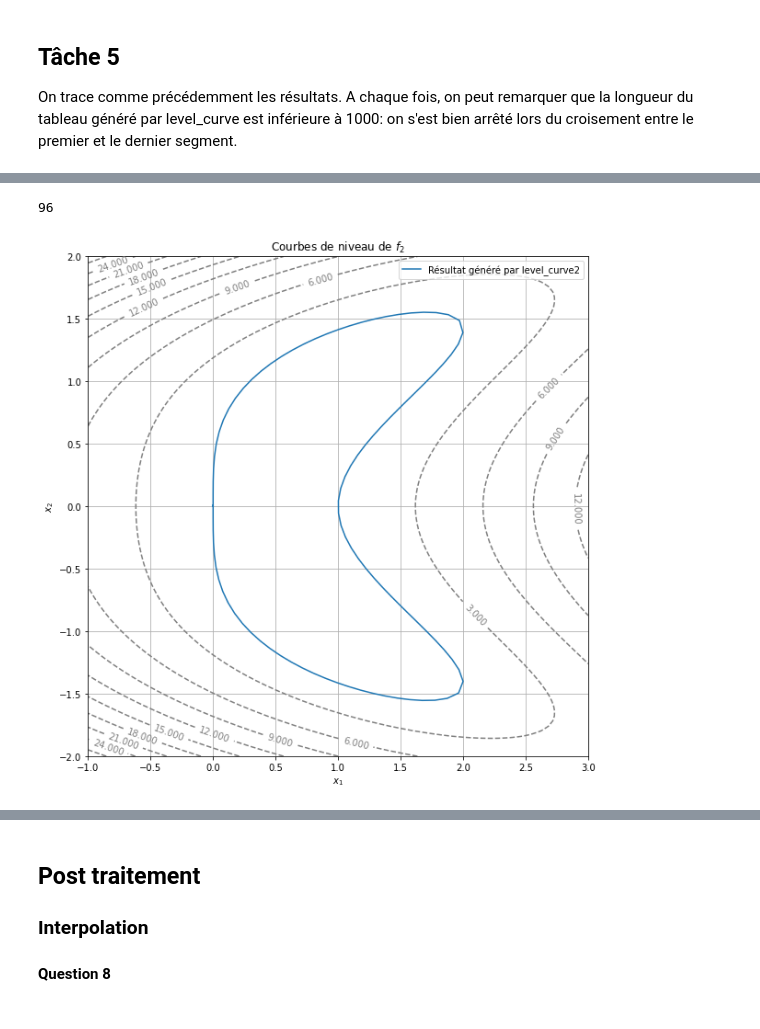
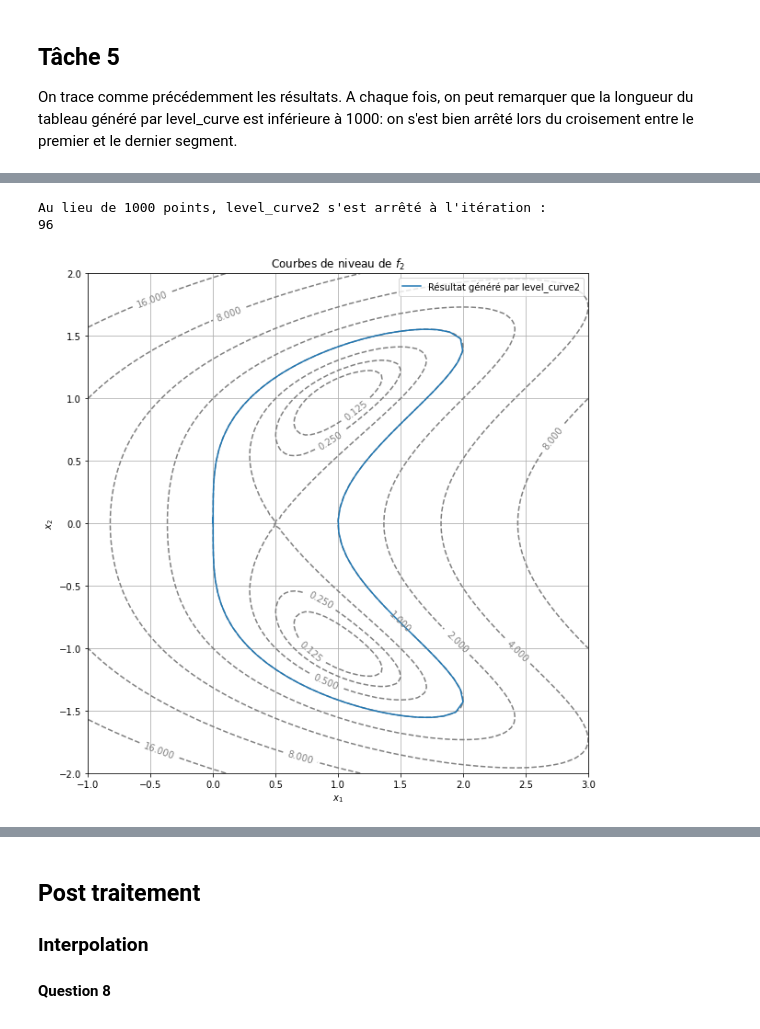
Before and after one commit to guillaume-rouy/projetm, a Jupyter notebook: Projet.ipynb, the cells around one changed output, grey strips where cells are left out. Cells and saved outputs as stored; diff of their text form; code cells hidden in the pictures.

```diff
--- a/Projet.ipynb
+++ b/Projet.ipynb
@@ -632,35 +645,37 @@ print(len(level_curve2(f1, 1.0 , 1.0 ,delta=0.1, N=1000, eps=eps)))
 ##f2
 #On trace notre résultat
 
 c = 1
 
 res = level_curve2(f2, 0.0 , 0.0 ,delta=0.1, N=1000, eps=eps)
 x1,y1=[],[]
 for truc in res:
     x1+=[truc[0]]
     y1+=[truc[1]]
 
 #On trace les ensembles de niveaux
-levels=10
+levels=[2**i for i in range(-3, 8)]
 x2=np.linspace(-1, 3, 100)
 y2=np.linspace(-2, 2, 100)
 X, Y = np.meshgrid(x2, y2)
 Z = f2(X, Y)
 fig, ax = plt.subplots()
 contour_set = plt.contour(X, Y, Z, colors="grey", linestyles="dashed", levels=levels)
 ax.clabel(contour_set)
 plt.grid(True)
 plt.xlabel("$x_1$")
 plt.ylabel("$x_2$")
 plt.gca().set_aspect("equal")
 plt.plot(x1,y1, label='Résultat généré par level_curve2')
 plt.legend()
 plt.title(f'Courbes de niveau de $f_2$')
 
+print("Au lieu de 1000 points, level_curve2 s'est arrêté à l'itération : ")
 print(len(level_curve2(f2, 0.0 , 0.0 ,delta=0.1, N=1000, eps=eps)))
 # %% [output]
+Au lieu de 1000 points, level_curve2 s'est arrêté à l'itération :
 96
-[figure, old version]
+[figure, new version]
 # %%
 ##f3
 #On trace notre résultat
```
Also changed, not shown: parts of 21 cells of this notebook.
